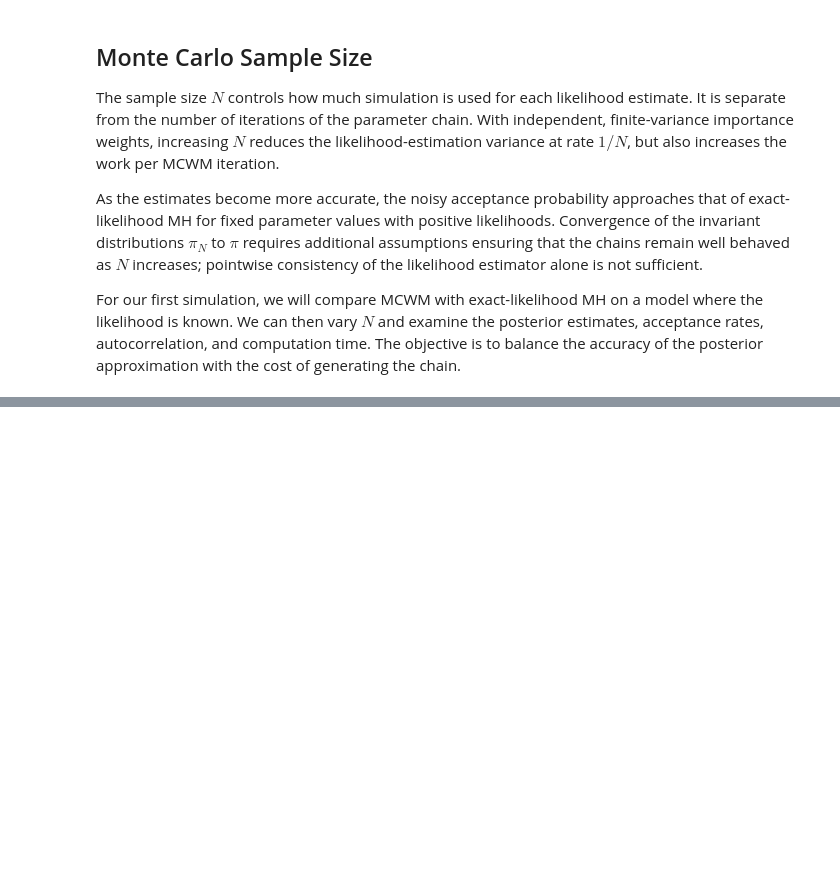
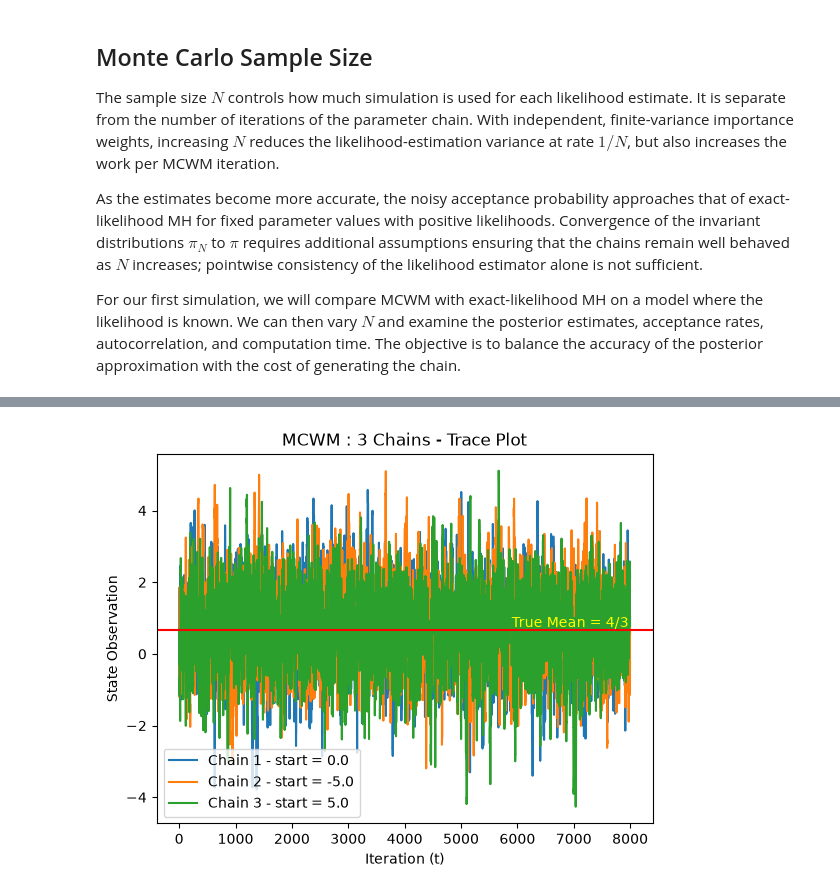
Before and after one commit to AndrewRambidis/STATS-PRAC, a Jupyter notebook: notebooks/Bayesian/mcmc_sampling/monte_carlo_within_metropolis.ipynb, the cells around one changed output, grey strips where cells are left out. Saved outputs shown, nothing was run; the diff lists cells and outputs as text; code cells hidden in the pictures; blank space fills up the shorter version.

Commit message:
progress on MCWM comparison simulation

```diff
--- a/notebooks/Bayesian/mcmc_sampling/monte_carlo_within_metropolis.ipynb
+++ b/notebooks/Bayesian/mcmc_sampling/monte_carlo_within_metropolis.ipynb
@@ -164,0 +725,33 @@ For our first simulation, we will compare MCWM with exact-likelihood MH on a mod
+# %%
+# Comparing trace plot
+t_grid = np.arange(len(c_1))
+plt.plot(
+    t_grid,
+    c_1,
+    label='Chain 1 - start = 0.0'
+)
+plt.plot(
+    t_grid,
+    c_2,
+    label='Chain 2 - start = -5.0'
+)
+plt.plot(
+    t_grid,
+    c_3,
+    label='Chain 3 - start = 5.0'
+)
+# True mean
+plt.axhline(y=2/3, color='r')
+plt.text(
+    5900,
+    0.75,
+    "True Mean = 4/3",
+    color='yellow'
+)
+plt.legend()
+plt.xlabel('Iteration (t)')
+plt.ylabel('State Observation')
+plt.title('MCWM : 3 Chains - Trace Plot')
+plt.show()
+# %% [output]
+[figure, added]
```
Also changed, not shown: parts of 29 cells of this notebook, 1 other file.
